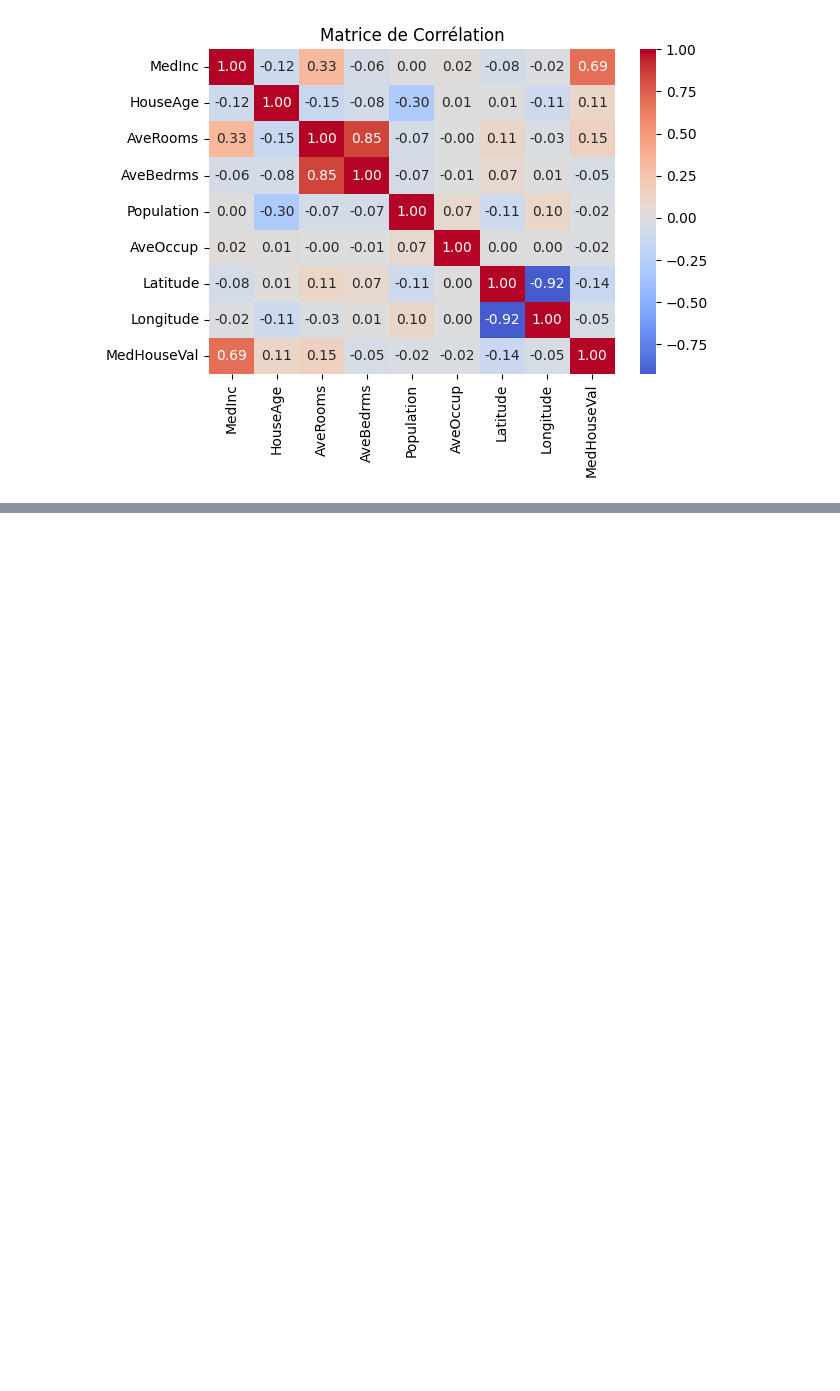
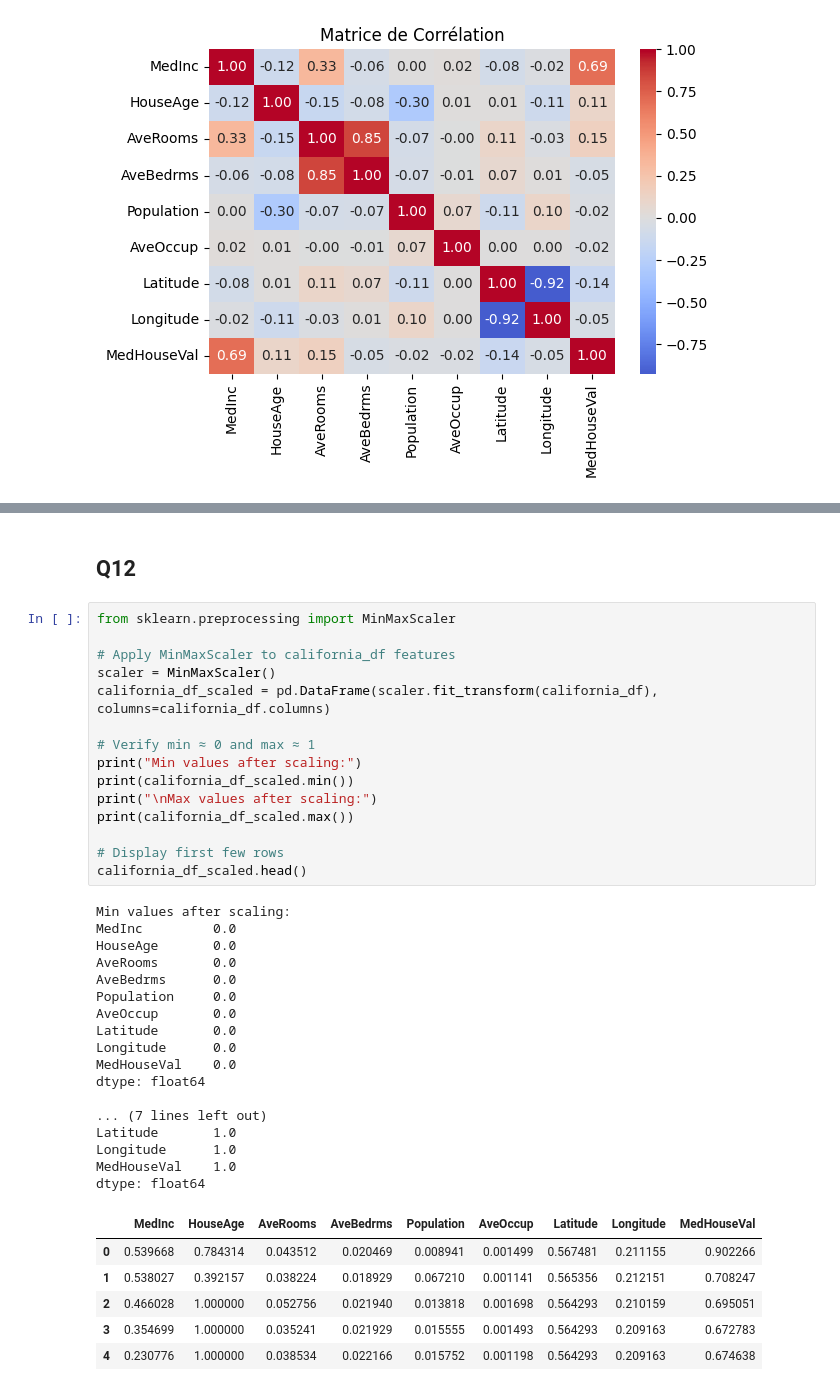
Before and after one commit to Simonhamel1/S2-info, a Jupyter notebook: introduction_science_des_donnees/td1.ipynb, the cells around one changed output, grey strips where cells are left out. Drawn from its saved outputs; the diff is of its cells as text; blank space fills up the shorter version.

```diff
--- a/introduction_science_des_donnees/td1.ipynb
+++ b/introduction_science_des_donnees/td1.ipynb
@@ -287,0 +323,41 @@ Name: MedHouseVal, dtype: float64
+# %% [markdown]
+## Q12
+# %%
+from sklearn.preprocessing import MinMaxScaler
+
+# Apply MinMaxScaler to california_df features
+scaler = MinMaxScaler()
+california_df_scaled = pd.DataFrame(scaler.fit_transform(california_df), columns=california_df.columns)
+
+# Verify min ≈ 0 and max ≈ 1
+print("Min values after scaling:")
+print(california_df_scaled.min())
+print("\nMax values after scaling:")
+print(california_df_scaled.max())
+
+# Display first few rows
+california_df_scaled.head()
+# %% [output]
+Min values after scaling:
+MedInc         0.0
+HouseAge       0.0
+AveRooms       0.0
+AveBedrms      0.0
+Population     0.0
+AveOccup       0.0
+Latitude       0.0
+Longitude      0.0
+MedHouseVal    0.0
+dtype: float64
+
+... (7 lines left out)
+Latitude       1.0
+Longitude      1.0
+MedHouseVal    1.0
+dtype: float64
+|  | MedInc | HouseAge | AveRooms | AveBedrms | Population | AveOccup | Latitude | Longitude | MedHouseVal |
+| 0 | 0.539668 | 0.784314 | 0.043512 | 0.020469 | 0.008941 | 0.001499 | 0.567481 | 0.211155 | 0.902266 |
+| 1 | 0.538027 | 0.392157 | 0.038224 | 0.018929 | 0.067210 | 0.001141 | 0.565356 | 0.212151 | 0.708247 |
+| 2 | 0.466028 | 1.000000 | 0.052756 | 0.021940 | 0.013818 | 0.001698 | 0.564293 | 0.210159 | 0.695051 |
+| 3 | 0.354699 | 1.000000 | 0.035241 | 0.021929 | 0.015555 | 0.001493 | 0.564293 | 0.209163 | 0.672783 |
+| 4 | 0.230776 | 1.000000 | 0.038534 | 0.022166 | 0.015752 | 0.001198 | 0.564293 | 0.209163 | 0.674638 |
```
Also changed, not shown: parts of 16 cells of this notebook.
